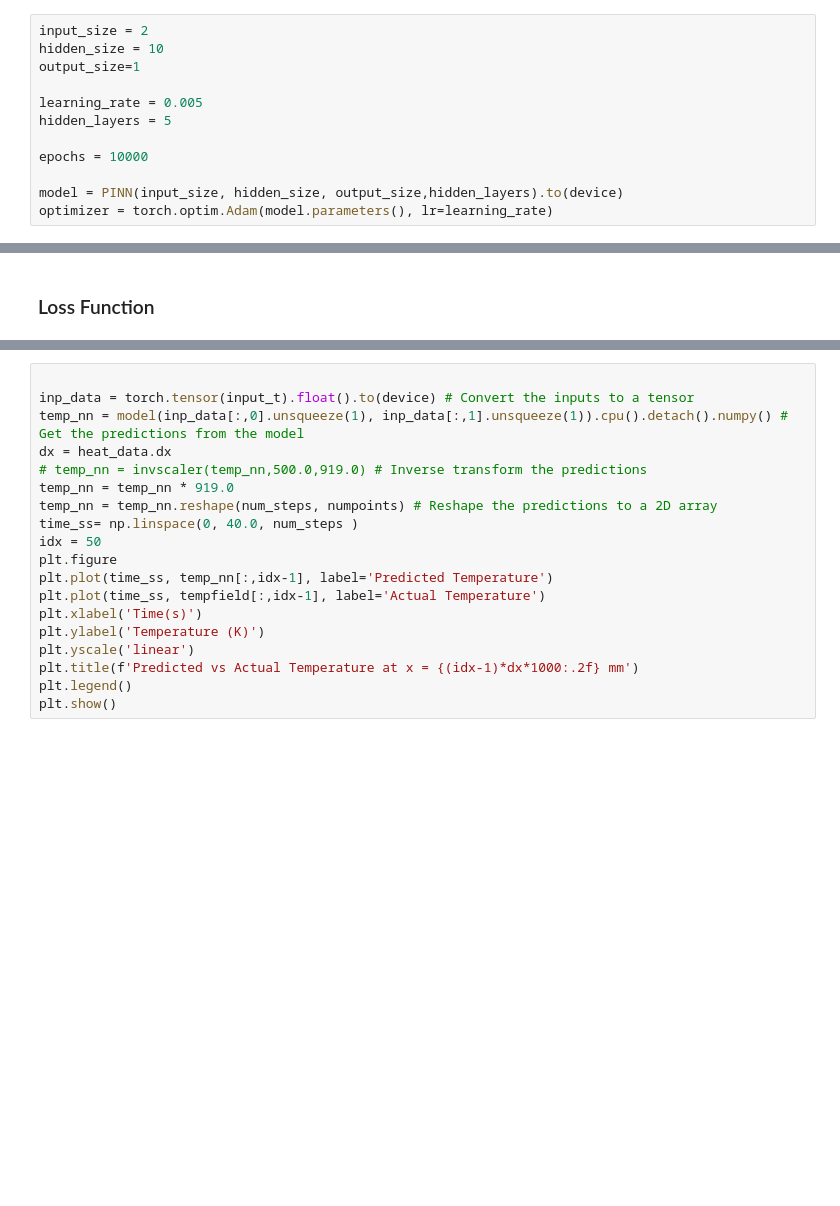
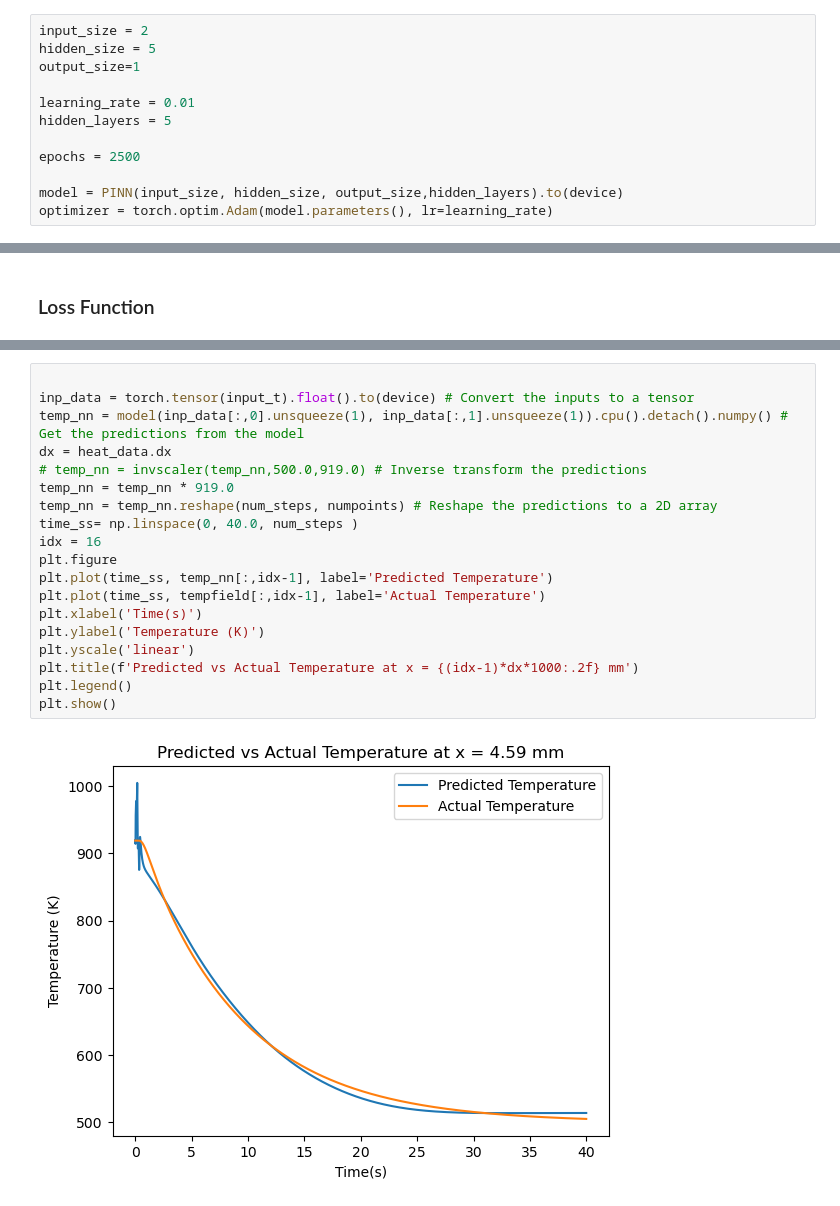
Before and after one commit to radhikrammohan/1D_HT_Pinn, a Jupyter notebook: Data-prep/PINN/Basic_training/1D_PINN.ipynb, the cells around one changed output, grey strips where cells are left out. Cells and saved outputs as stored; diff of their text form; blank space fills up the shorter version.

```diff
--- a/Data-prep/PINN/Basic_training/1D_PINN.ipynb
+++ b/Data-prep/PINN/Basic_training/1D_PINN.ipynb
@@ -241,13 +247,13 @@ class PINN(nn.Module):
         return m  # Return the network output
 # %%
 input_size = 2
-hidden_size = 10
+hidden_size = 5
 output_size=1
 
-learning_rate = 0.005
+learning_rate = 0.01
 hidden_layers = 5
 
-epochs = 10000
+epochs = 2500
 
 model = PINN(input_size, hidden_size, output_size,hidden_layers).to(device)
 optimizer = torch.optim.Adam(model.parameters(), lr=learning_rate)
@@ -327,19 +322,21 @@ plt.show()
 # %%
 
 inp_data = torch.tensor(input_t).float().to(device) # Convert the inputs to a tensor
 temp_nn = model(inp_data[:,0].unsqueeze(1), inp_data[:,1].unsqueeze(1)).cpu().detach().numpy() # Get the predictions from the model
 dx = heat_data.dx
 # temp_nn = invscaler(temp_nn,500.0,919.0) # Inverse transform the predictions
 temp_nn = temp_nn * 919.0
 temp_nn = temp_nn.reshape(num_steps, numpoints) # Reshape the predictions to a 2D array
 time_ss= np.linspace(0, 40.0, num_steps )
-idx = 50
+idx = 16
 plt.figure
 plt.plot(time_ss, temp_nn[:,idx-1], label='Predicted Temperature')
 plt.plot(time_ss, tempfield[:,idx-1], label='Actual Temperature')
 plt.xlabel('Time(s)')
 plt.ylabel('Temperature (K)')
 plt.yscale('linear')
 plt.title(f'Predicted vs Actual Temperature at x = {(idx-1)*dx*1000:.2f} mm')
 plt.legend()
 plt.show()
+# %% [output]
+[figure, added]
```
Also changed, not shown: parts of 9 cells of this notebook.
